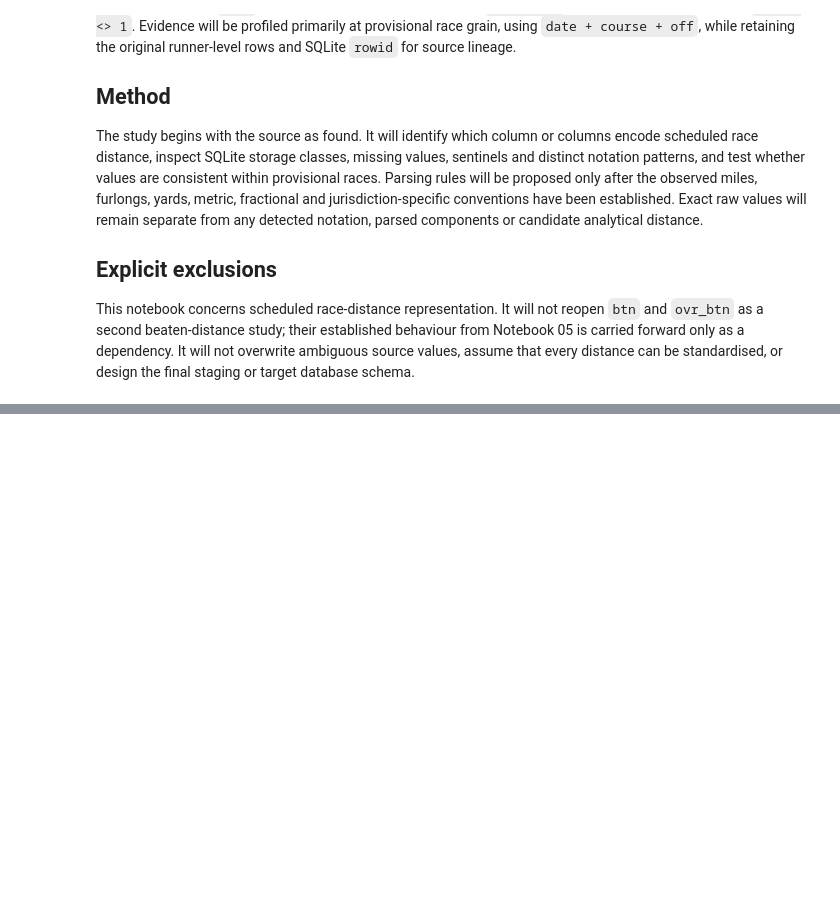
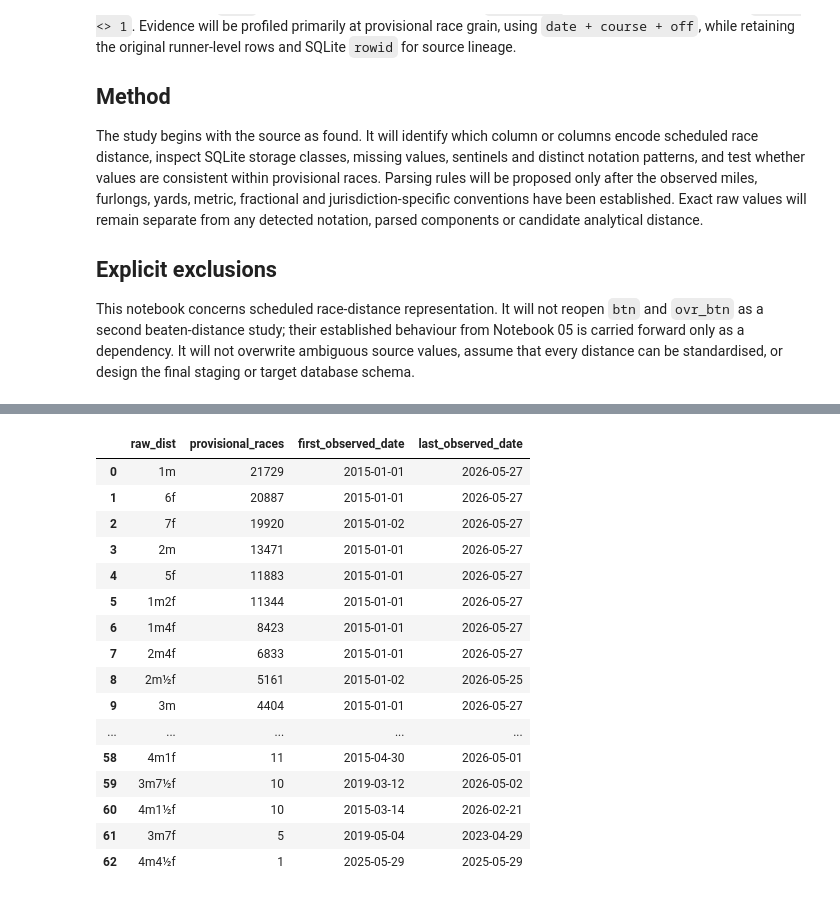
Before and after one commit to rjmac22/inside-rails-horse-racing, a Jupyter notebook: notebooks/06_race_distance_parsing.ipynb, the cells around one changed output, grey strips where cells are left out. Saved outputs shown, nothing was run; the diff lists cells and outputs as text; code cells hidden in the pictures; blank space fills up the shorter version.

```diff
--- a/notebooks/06_race_distance_parsing.ipynb
+++ b/notebooks/06_race_distance_parsing.ipynb
@@ -22,0 +177,52 @@ This notebook concerns scheduled race-distance representation. It will not reope
+# %%
+# List every distinct raw distance value at provisional-race grain.
+#
+# Counting races rather than runner rows prevents large-field races from
+# disproportionately influencing the apparent frequency of a notation.
+
+raw_distance_values_df = pd.read_sql_query(
+    f"""
+    WITH provisional_races AS (
+        SELECT
+            date,
+            course,
+            off,
+            MIN(dist) AS raw_dist
+        FROM {SOURCE_TABLE}
+        WHERE {DATA_ROW_PREDICATE}
+        GROUP BY date, course, off
+    )
+    SELECT
+        raw_dist,
+        COUNT(*) AS provisional_races,
+        MIN(date) AS first_observed_date,
+        MAX(date) AS last_observed_date
+    FROM provisional_races
+    GROUP BY raw_dist
+    ORDER BY
+        provisional_races DESC,
+        raw_dist
+    """,
+    connection,
+)
+
+pd.set_option("display.max_rows", None)
+raw_distance_values_df
+# %% [output]
+|  | raw_dist | provisional_races | first_observed_date | last_observed_date |
+| 0 | 1m | 21729 | 2015-01-01 | 2026-05-27 |
+| 1 | 6f | 20887 | 2015-01-01 | 2026-05-27 |
+| 2 | 7f | 19920 | 2015-01-02 | 2026-05-27 |
+| 3 | 2m | 13471 | 2015-01-01 | 2026-05-27 |
+| 4 | 5f | 11883 | 2015-01-01 | 2026-05-27 |
+| 5 | 1m2f | 11344 | 2015-01-01 | 2026-05-27 |
+| 6 | 1m4f | 8423 | 2015-01-01 | 2026-05-27 |
+| 7 | 2m4f | 6833 | 2015-01-01 | 2026-05-27 |
+| 8 | 2m½f | 5161 | 2015-01-02 | 2026-05-25 |
+| 9 | 3m | 4404 | 2015-01-01 | 2026-05-27 |
+| ... | ... | ... | ... | ... |
+| 58 | 4m1f | 11 | 2015-04-30 | 2026-05-01 |
+| 59 | 3m7½f | 10 | 2019-03-12 | 2026-05-02 |
+| 60 | 4m1½f | 10 | 2015-03-14 | 2026-02-21 |
+| 61 | 3m7f | 5 | 2019-05-04 | 2023-04-29 |
+| 62 | 4m4½f | 1 | 2025-05-29 | 2025-05-29 |
```
Also changed, not shown: parts of 39 cells of this notebook, 2 other files.
